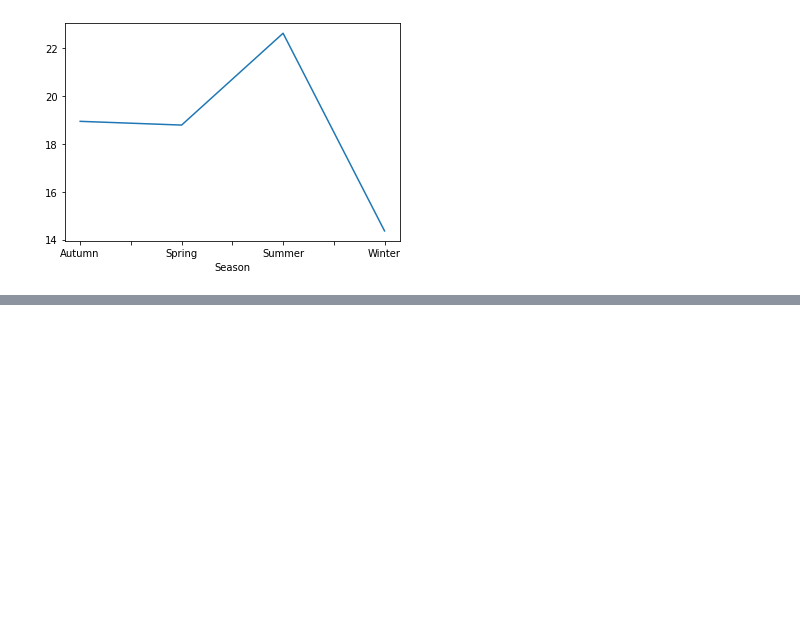
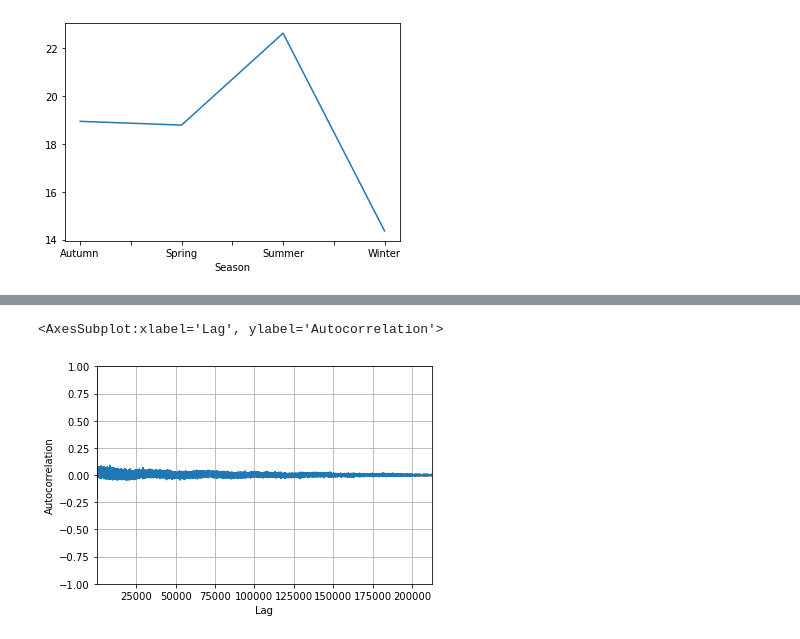
Before and after one commit to the-rahul-kumar/UNSW-Group-C-Project, a Jupyter notebook: Rahul-Workings/EDA.ipynb, the cells around one changed output, grey strips where cells are left out. Cells and saved outputs as stored; diff of their text form; code cells hidden in the pictures; blank space fills up the shorter version.

```diff
--- a/Rahul-Workings/EDA.ipynb
+++ b/Rahul-Workings/EDA.ipynb
@@ -431,0 +432,5 @@ plt.savefig(images+'CorrelationHeatMapLong.png',bbox_inches='tight')
+# %%
+pd.plotting.autocorrelation_plot(data.TOTALDEMAND)
+# %% [output]
+<AxesSubplot:xlabel='Lag', ylabel='Autocorrelation'>
+[figure, added]
```
Also changed, not shown: parts of 27 cells of this notebook.
